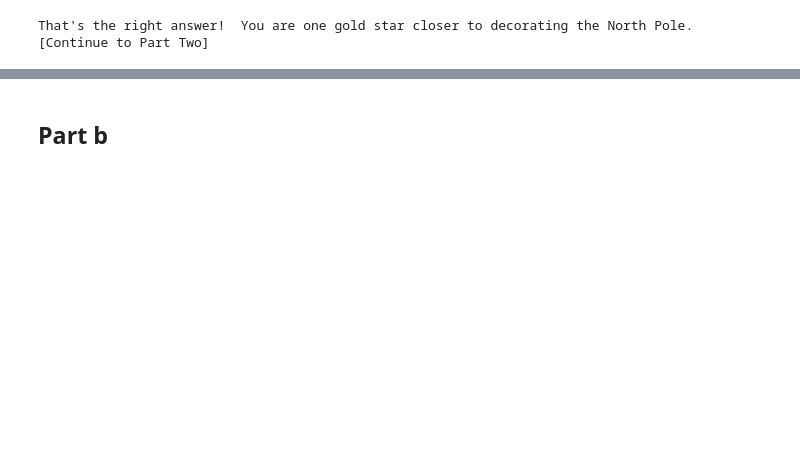
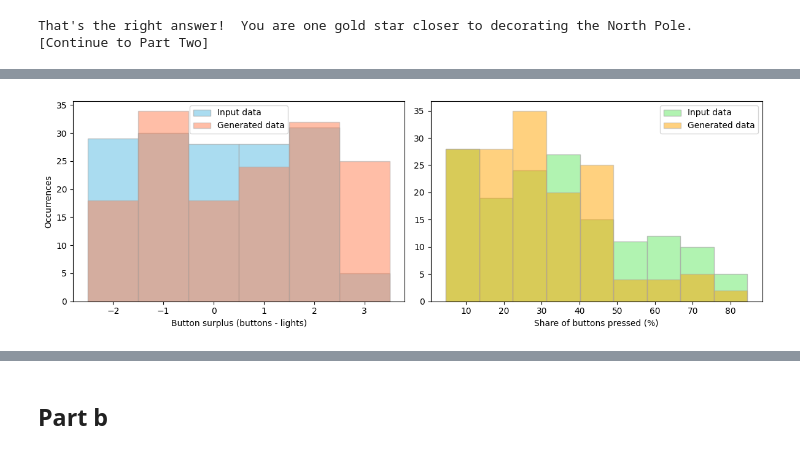
Before and after one commit to simonvanlierde/advent-of-code, a Jupyter notebook: solutions/2025/10.ipynb, the cells around one changed output, grey strips where cells are left out. Cells and saved outputs as stored; diff of their text form; code cells hidden in the pictures; blank space fills up the shorter version.

```diff
--- a/solutions/2025/10.ipynb
+++ b/solutions/2025/10.ipynb
@@ -235,0 +413,78 @@ That's the right answer!  You are one gold star closer to decorating the North P
+# %%
+def extract_distributions(data: list[tuple[int, list[int], int]]) -> tuple[list, list]:
+    """Extract button surplus and press share from parsed data."""
+    pressed_shares, buttons_minus_lights = zip(
+        *[
+            (100 * min_presses_iter(lights_target, buttons) / len(buttons), len(buttons) - n_lights)
+            for lights_target, buttons, n_lights in data
+        ],
+        strict=True,
+    )
+    return list(pressed_shares), list(buttons_minus_lights)
+
+
+def plot_distributions_comparison(input_data: str, gen_data: list[tuple[int, list[int], int]]) -> None:
+    """Plot button surplus and press share for input and generated data."""
+    # Extract data
+    input_pressed, input_surplus = extract_distributions(parse_input(input_data))
+    gen_pressed, gen_surplus = extract_distributions(gen_data)
+
+    _, axes = plt.subplots(1, 2, figsize=(12, 4))
+
+    # Button surplus
+    axes[0].hist(
+        input_surplus,
+        bins=range(min(input_surplus), max(input_surplus) + 2),
+        align="left",
+        edgecolor="darkgray",
+        color="skyblue",
+        alpha=0.7,
+        label="Input data",
+    )
+    axes[0].hist(
+        gen_surplus,
+        bins=range(min(gen_surplus), max(gen_surplus) + 2),
+        align="left",
+        edgecolor="darkgray",
+        color="coral",
+        alpha=0.5,
+        label="Generated data",
+    )
+    axes[0].set_xlabel("Button surplus (buttons - lights)")
+    axes[0].set_ylabel("Occurrences")
+    axes[0].legend()
+
+    # Press share
+    min_press_share = min(*input_pressed, *gen_pressed)
+    max_press_share = max(*input_pressed, *gen_pressed)
+    axes[1].hist(
+        input_pressed,
+        bins=np.linspace(min_press_share, max_press_share, num=10),
+        align="left",
+        edgecolor="darkgray",
+        color="lightgreen",
+        alpha=0.7,
+        label="Input data",
+    )
+    axes[1].hist(
+        gen_pressed,
+        bins=np.linspace(min_press_share, max_press_share, num=10),
+        align="left",
+        edgecolor="darkgray",
+        color="orange",
+        alpha=0.5,
+        label="Generated data",
+    )
+    axes[1].set_xlabel("Share of buttons pressed (%)")
+    axes[1].legend()
+
+    plt.tight_layout()
+    plt.show()
+    plt.close()
+
+
+# Generate and plot
+gen_data = gen_new_input(n_machines=151)
+plot_distributions_comparison(input_data, gen_data)
+# %% [output]
+[figure, added]
```
Also changed, not shown: parts of 38 cells of this notebook, 1 other file.
